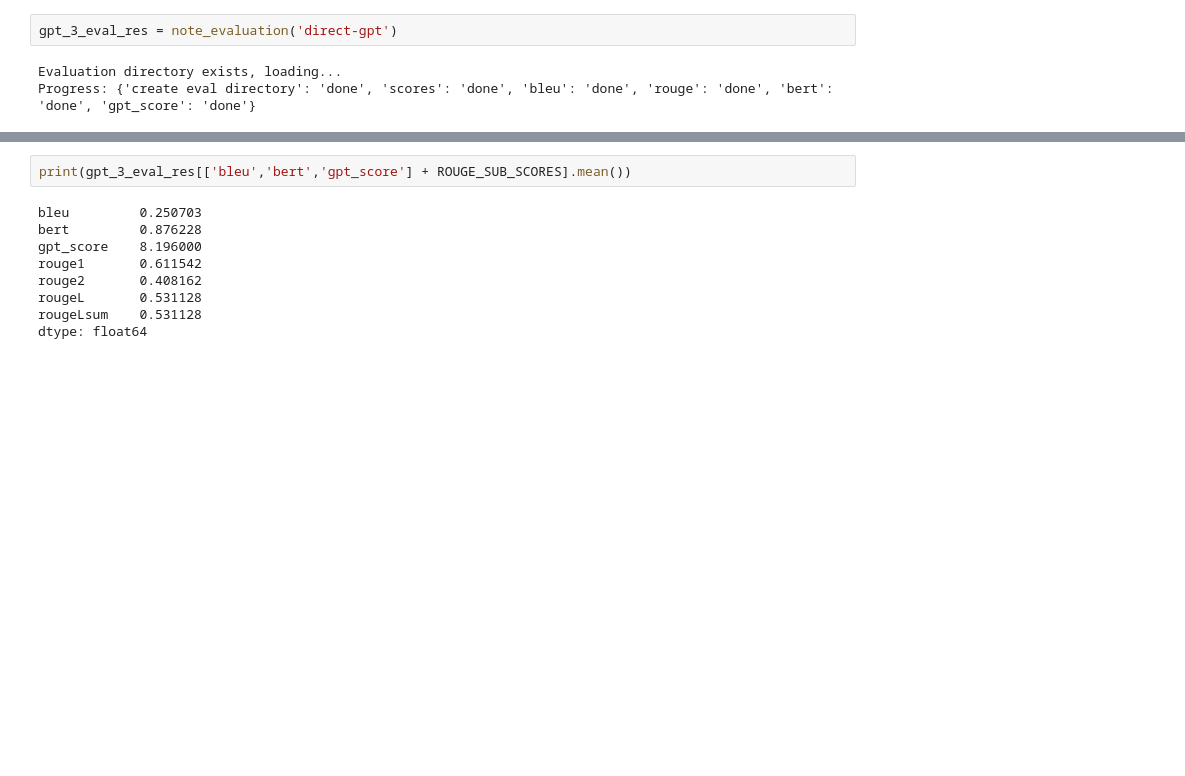
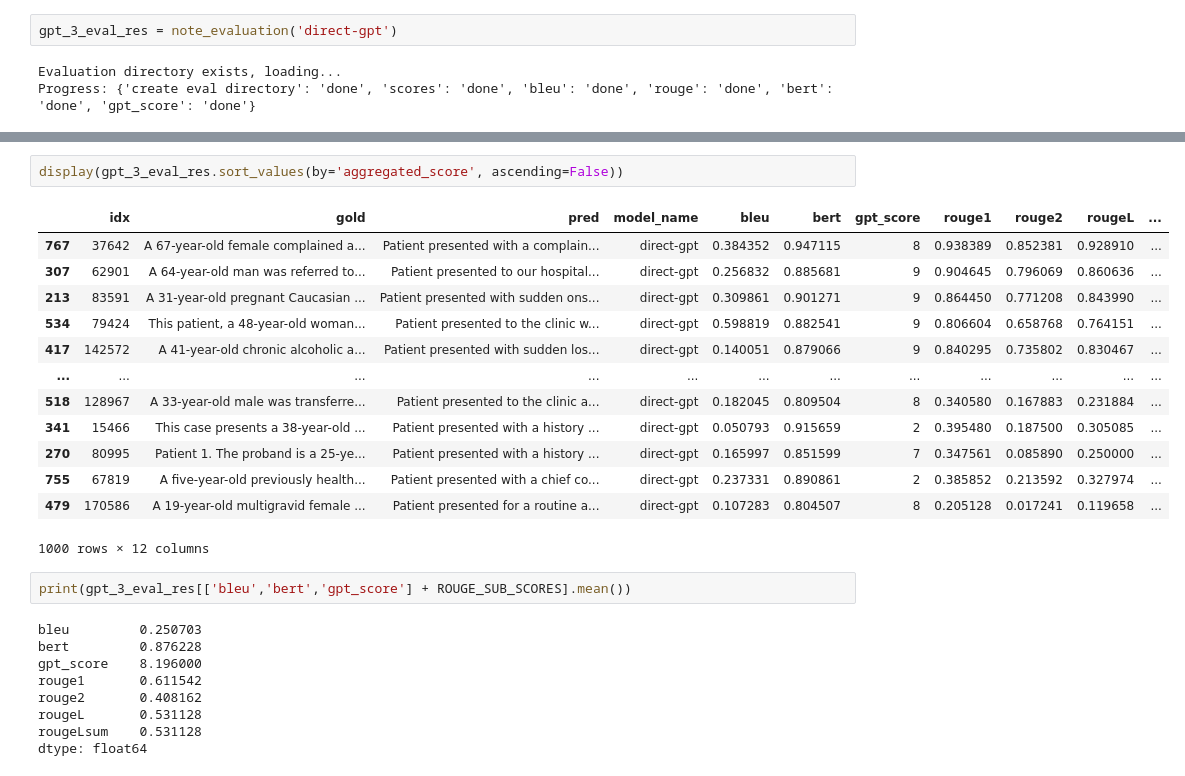
Before and after one commit to EPFL-IC-Make-Team/medinote, a Jupyter notebook: eval.ipynb, the cells around one changed output, grey strips where cells are left out. Drawn from its saved outputs; the diff is of its cells as text; blank space fills up the shorter version.

```diff
--- a/eval.ipynb
+++ b/eval.ipynb
@@ -44,3 +36,19 @@ display(gpt_3_eval_res)
+# %%
+display(gpt_3_eval_res.sort_values(by='aggregated_score', ascending=False))
+# %% [output]
+|  | idx | gold | pred | model_name | bleu | bert | gpt_score | rouge1 | rouge2 | rougeL | ... |
+| 767 | 37642 | A 67-year-old female complained a... | Patient presented with a complain... | direct-gpt | 0.384352 | 0.947115 | 8 | 0.938389 | 0.852381 | 0.928910 | ... |
+| 307 | 62901 | A 64-year-old man was referred to... | Patient presented to our hospital... | direct-gpt | 0.256832 | 0.885681 | 9 | 0.904645 | 0.796069 | 0.860636 | ... |
+| 213 | 83591 | A 31-year-old pregnant Caucasian ... | Patient presented with sudden ons... | direct-gpt | 0.309861 | 0.901271 | 9 | 0.864450 | 0.771208 | 0.843990 | ... |
+| 534 | 79424 | This patient, a 48-year-old woman... | Patient presented to the clinic w... | direct-gpt | 0.598819 | 0.882541 | 9 | 0.806604 | 0.658768 | 0.764151 | ... |
+| 417 | 142572 | A 41-year-old chronic alcoholic a... | Patient presented with sudden los... | direct-gpt | 0.140051 | 0.879066 | 9 | 0.840295 | 0.735802 | 0.830467 | ... |
+| ... | ... | ... | ... | ... | ... | ... | ... | ... | ... | ... | ... |
+| 518 | 128967 | A 33-year-old male was transferre... | Patient presented to the clinic a... | direct-gpt | 0.182045 | 0.809504 | 8 | 0.340580 | 0.167883 | 0.231884 | ... |
+| 341 | 15466 | This case presents a 38-year-old ... | Patient presented with a history ... | direct-gpt | 0.050793 | 0.915659 | 2 | 0.395480 | 0.187500 | 0.305085 | ... |
+| 270 | 80995 | Patient 1. The proband is a 25-ye... | Patient presented with a history ... | direct-gpt | 0.165997 | 0.851599 | 7 | 0.347561 | 0.085890 | 0.250000 | ... |
+| 755 | 67819 | A five-year-old previously health... | Patient presented with a chief co... | direct-gpt | 0.237331 | 0.890861 | 2 | 0.385852 | 0.213592 | 0.327974 | ... |
+| 479 | 170586 | A 19-year-old multigravid female ... | Patient presented for a routine a... | direct-gpt | 0.107283 | 0.804507 | 8 | 0.205128 | 0.017241 | 0.119658 | ... |
+1000 rows × 12 columns
 # %%
 print(gpt_3_eval_res[['bleu','bert','gpt_score'] + ROUGE_SUB_SCORES].mean())
 # %% [output]
```
Also changed, not shown: parts of 25 cells of this notebook, 4 other files.
